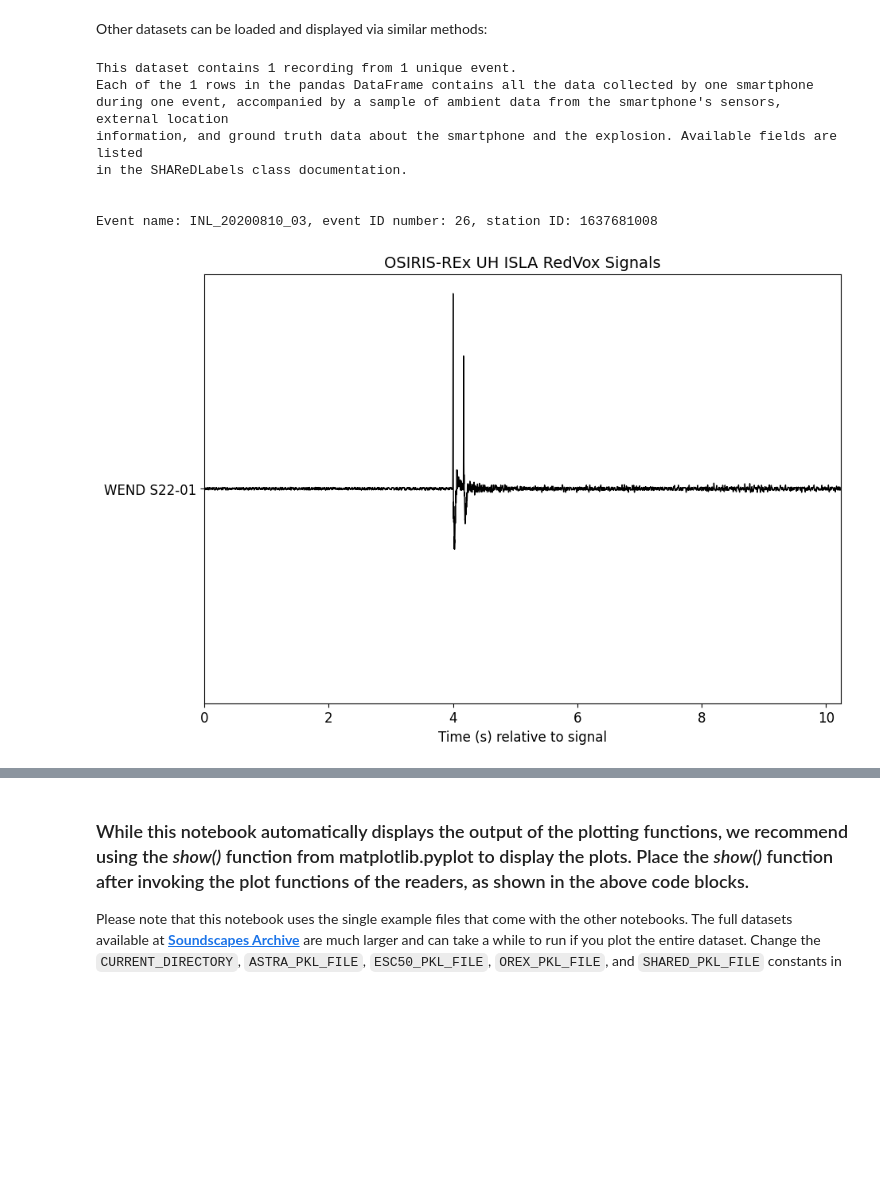
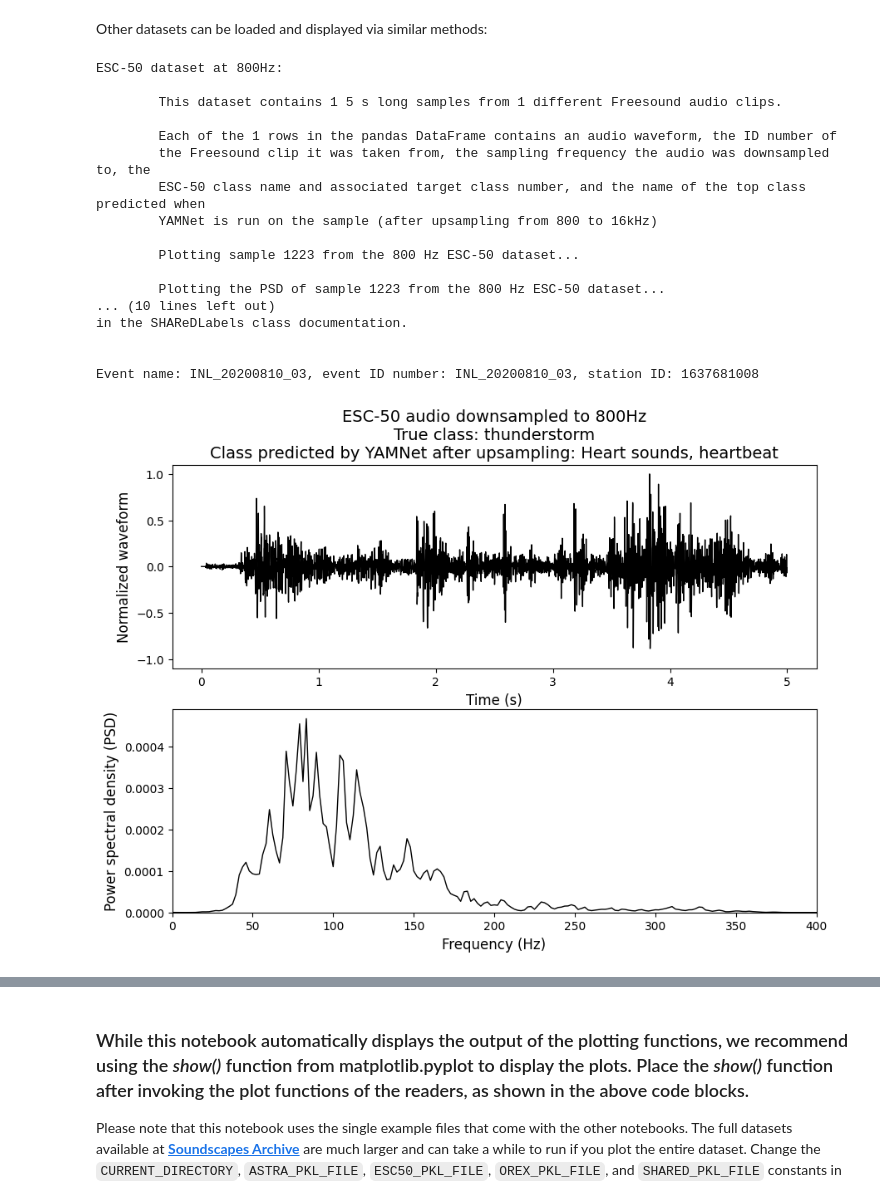
Before and after one commit to ISLA-UH/UH_Soundscapes, a Jupyter notebook: notebooks/reader_tutorial.ipynb, the cells around one changed output, grey strips where cells are left out. Cells and saved outputs as stored; diff of their text form; code cells hidden in the pictures; blank space fills up the shorter version.

```diff
--- a/notebooks/reader_tutorial.ipynb
+++ b/notebooks/reader_tutorial.ipynb
@@ -55,24 +55,33 @@ Other datasets can be loaded and displayed via similar methods:
 # %%
 esc800 = ecr.ESC50Reader(PATH_TO_ESC50_800HZ_PKL)
 esc800.print_metadata()
-esc800.plot_waveforms(0)
+esc800.plot_clip(0)
 
 orex_ds = oxr.OREXReader(PATH_TO_OREX_PKL)
 orex_ds.print_metadata()
 orex_ds.plot_all()
 
 shared_ds = ser.SHAReDReader(PATH_TO_SHARED_PKL)
 shared_ds.print_metadata()
 shared_ds.plot_data()
 
 plt.show()
 # %% [output]
-This dataset contains 1 recording from 1 unique event.
-Each of the 1 rows in the pandas DataFrame contains all the data collected by one smartphone
-during one event, accompanied by a sample of ambient data from the smartphone's sensors, external location
-information, and ground truth data about the smartphone and the explosion. Available fields are listed
+ESC-50 dataset at 800Hz:
+
+        This dataset contains 1 5 s long samples from 1 different Freesound audio clips.
+
+        Each of the 1 rows in the pandas DataFrame contains an audio waveform, the ID number of
+        the Freesound clip it was taken from, the sampling frequency the audio was downsampled to, the
+        ESC-50 class name and associated target class number, and the name of the top class predicted when
+        YAMNet is run on the sample (after upsampling from 800 to 16kHz)
+
+        Plotting sample 1223 from the 800 Hz ESC-50 dataset...
+
+        Plotting the PSD of sample 1223 from the 800 Hz ESC-50 dataset...
+... (10 lines left out)
 in the SHAReDLabels class documentation.
 
 
-Event name: INL_20200810_03, event ID number: 26, station ID: 1637681008
+Event name: INL_20200810_03, event ID number: INL_20200810_03, station ID: 1637681008
-[figure, old version]
+[figure, new version]
```
Also changed, not shown: parts of 2 cells of this notebook, 2 other files.
